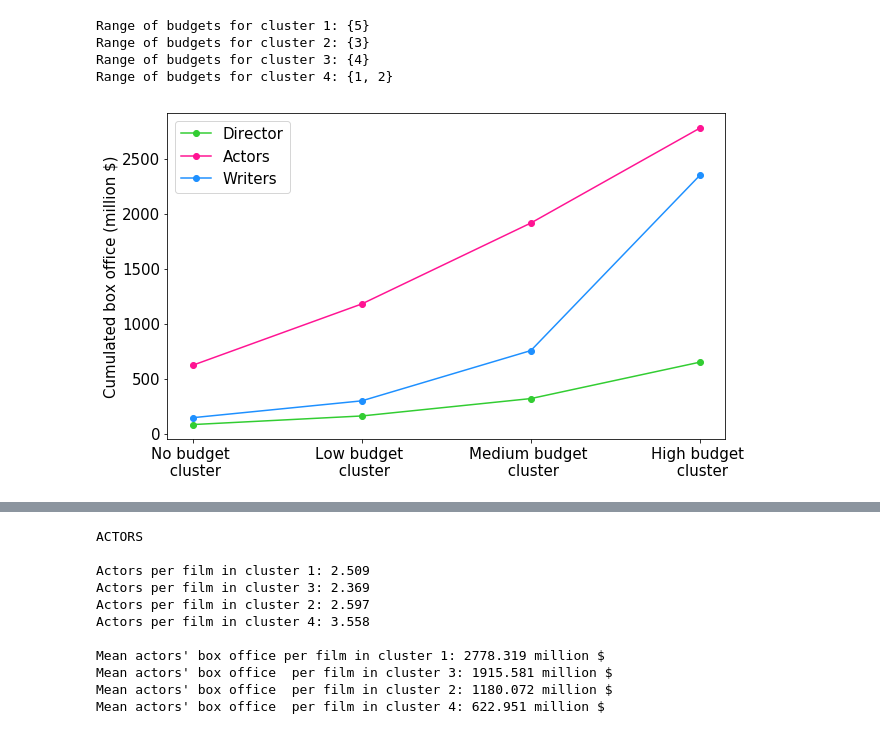
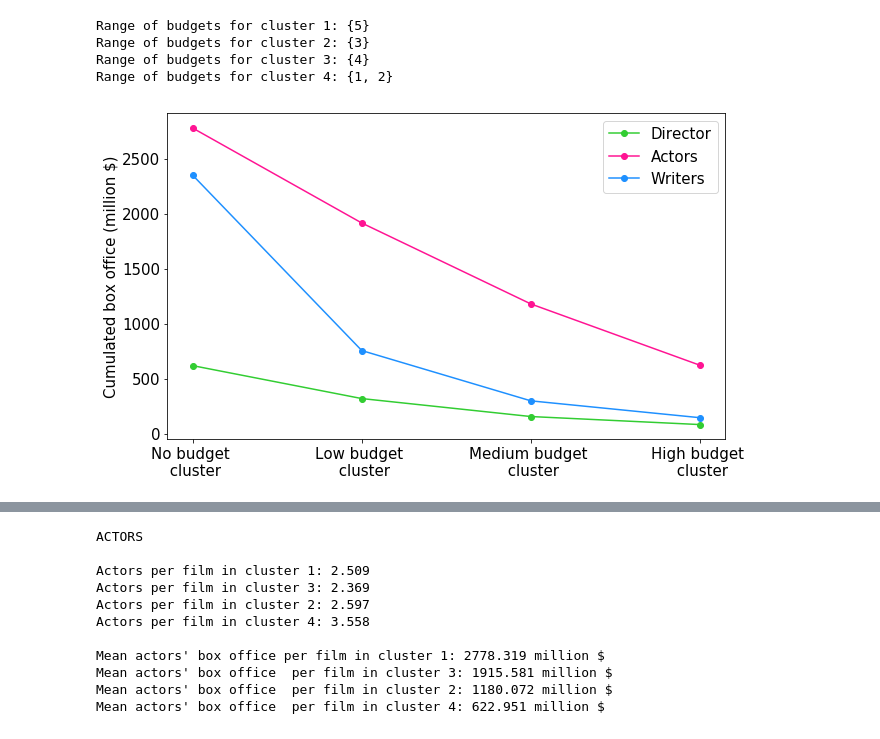
Before and after one commit to illorens/Project_NTDS, a Jupyter notebook: Analysis.ipynb, the cells around one changed output, grey strips where cells are left out. Drawn from its saved outputs; the diff is of its cells as text; code cells hidden in the pictures.

```diff
--- a/Analysis.ipynb
+++ b/Analysis.ipynb
@@ -1682,37 +1688,35 @@ Range of budgets for cluster 4: {1, 2}
 # %%
 mean_box_directors = [np.mean(final_df.loc[cluster1].BoxOffice_directors.values)/10**6,
                       np.mean(final_df.loc[cluster3].BoxOffice_directors.values)/10**6,
                       np.mean(final_df.loc[cluster2].BoxOffice_directors.values)/10**6,
                       np.mean(final_df.loc[cluster4].BoxOffice_directors.values)/10**6]
 
 mean_box_actors = [np.mean(final_df.loc[cluster1].BoxOffice_actors.values)/10**6,
+                   np.mean(final_df.loc[cluster3].BoxOffice_actors.values)/10**6,
+                   np.mean(final_df.loc[cluster2].BoxOffice_actors.values)/10**6,
+                   np.mean(final_df.loc[cluster4].BoxOffice_actors.values)/10**6,]
 
-    np.mean(final_df.loc[cluster4].BoxOffice_actors.values)/10**6,
-                   np.mean(final_df.loc[cluster2].BoxOffice_actors.values)/10**6,
-                   np.mean(final_df.loc[cluster3].BoxOffice_actors.values)/10**6,
-                   np.mean(final_df.loc[cluster1].BoxOffice_actors.values)/10**6]
-
-mean_box_writers = [np.mean(final_df.loc[cluster4].BoxOffice_writers.values)/10**6,
-                   np.mean(final_df.loc[cluster2].BoxOffice_writers.values)/10**6,
-                   np.mean(final_df.loc[cluster3].BoxOffice_writers.values)/10**6,
-                   np.mean(final_df.loc[cluster1].BoxOffice_writers.values)/10**6]
+mean_box_writers = [np.mean(final_df.loc[cluster1].BoxOffice_writers.values)/10**6,
+                    np.mean(final_df.loc[cluster3].BoxOffice_writers.values)/10**6,
+                    np.mean(final_df.loc[cluster2].BoxOffice_writers.values)/10**6,
+                    np.mean(final_df.loc[cluster4].BoxOffice_writers.values)/10**6,
+                   ]
 
 
 x_axis = ['No budget \n cluster', 'Low budget \n cluster', 'Medium budget \n cluster', 'High budget \n cluster']
 
 plt.figure(figsize=(10, 6))
 plt.plot(x_axis, mean_box_directors, 'o-', color='limegreen')
 plt.plot(x_axis, mean_box_actors, 'o-', color='deeppink')
 plt.plot(x_axis, mean_box_writers, 'o-', color='dodgerblue')
 plt.ylabel('Cumulated box office (million $)', size=15)
 plt.legend(['Director', 'Actors', 'Writers'], prop={'size': 15})
 plt.xticks(range(4), x_axis, size=15)
 plt.yticks(size=15)
-#plt.title("Mean cast and crew's cumulated box office per cluster", size=18)
 plt.savefig("Figures/featurescrew_results.pdf", bbox_inches="tight")
 plt.show()
 # %% [output]
-[figure, old version]
+[figure, new version]
 # %%
 print('DIRECTORS \n')
 print('Directors per film in cluster 1: {d:.3f}'.format(d=len(flatten_set(final_df.loc[cluster1].Director.values))/len(final_df.loc[cluster1])))
```
Also changed, not shown: parts of 41 cells of this notebook.
